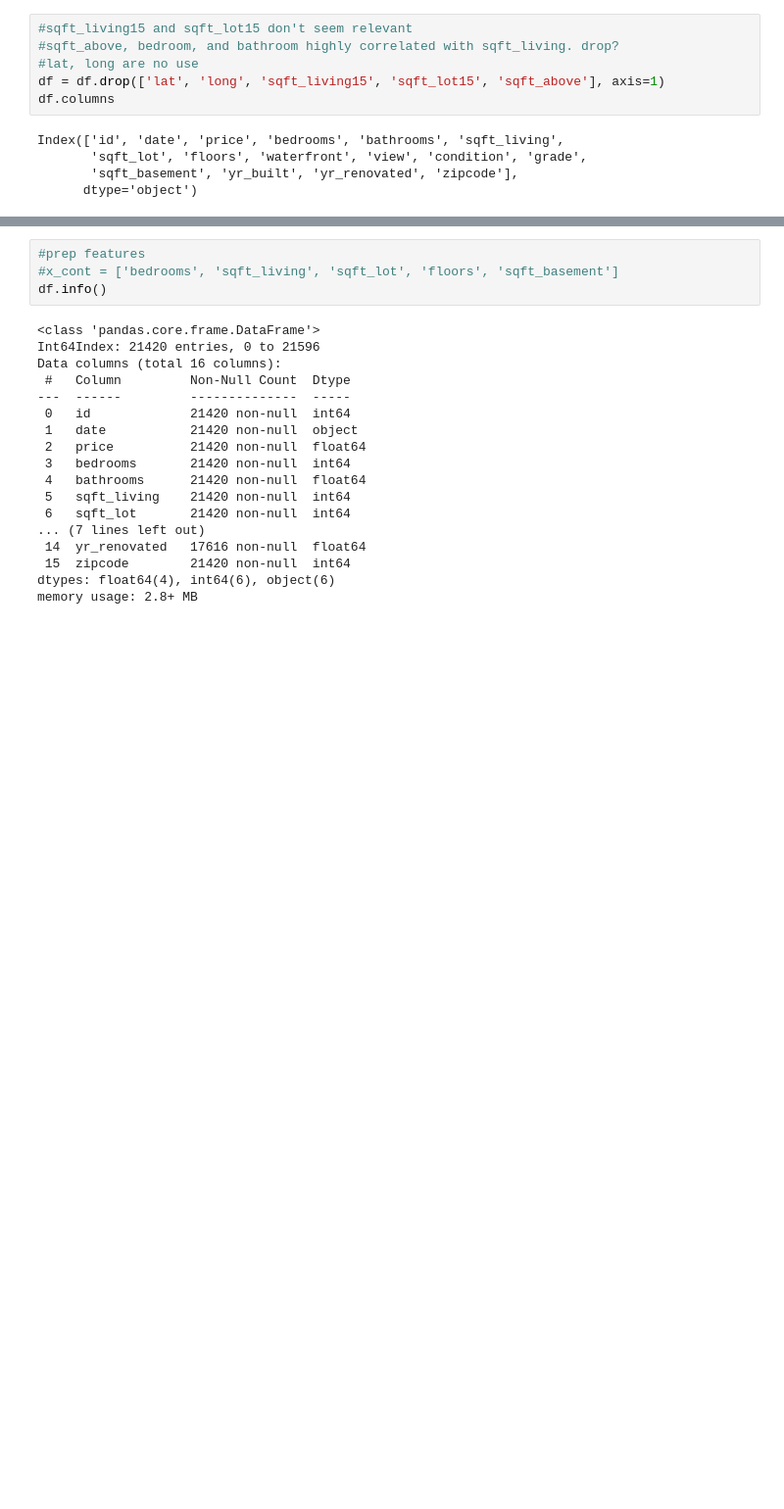
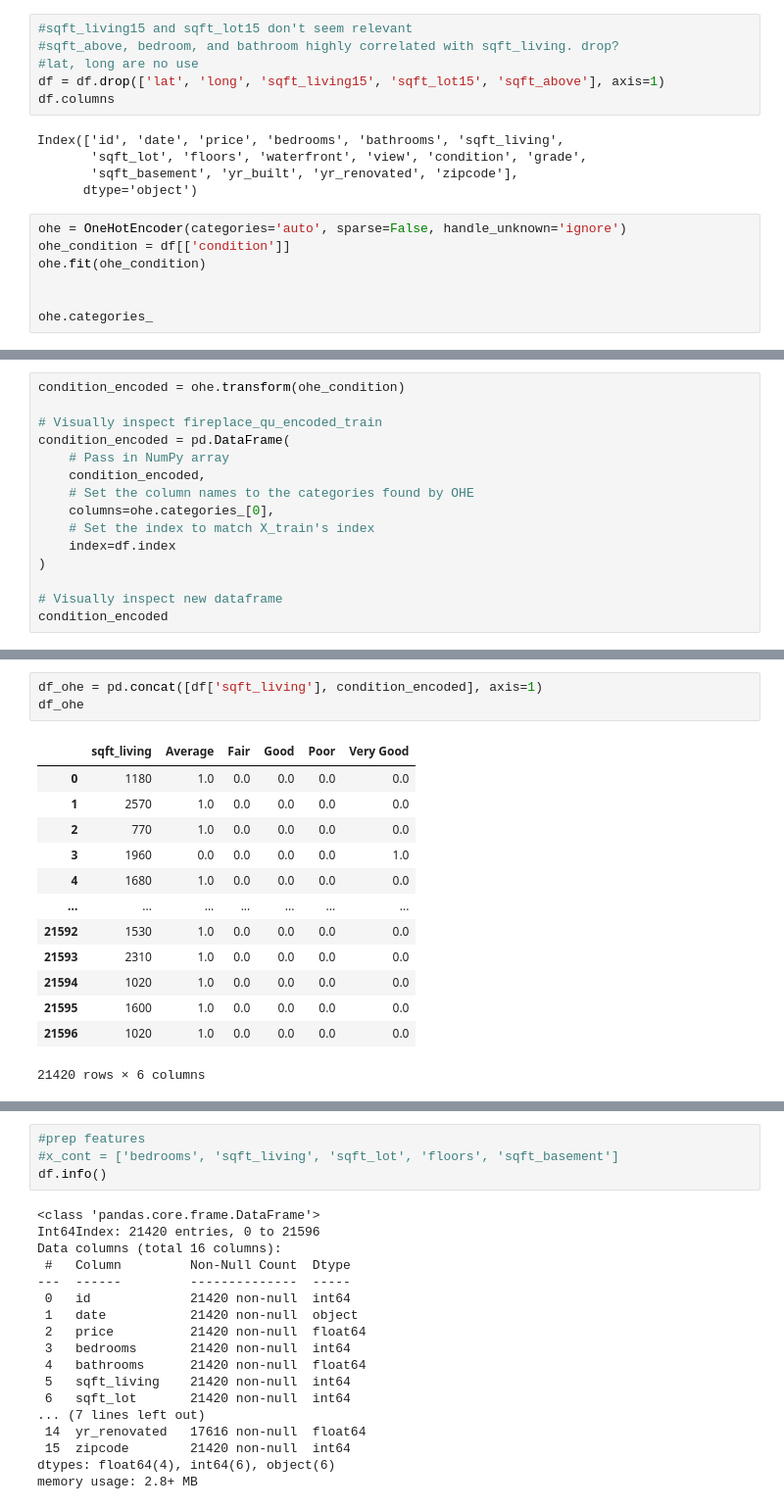
Before and after one commit to kaiuechi/flatiron-real-estate-modeling, a Jupyter notebook: code/draft.ipynb, the cells around one changed output, grey strips where cells are left out. Shown at 98% size. Saved outputs shown, nothing was run; the diff lists cells and outputs as text; blank space fills up the shorter version.

```diff
--- a/code/draft.ipynb
+++ b/code/draft.ipynb
@@ -215,3 +217,10 @@ Index(['id', 'date', 'price', 'bedrooms', 'bathrooms', 'sqft_living',
        'sqft_lot', 'floors', 'waterfront', 'view', 'condition', 'grade',
        'sqft_basement', 'yr_built', 'yr_renovated', 'zipcode'],
       dtype='object')
+# %%
+ohe = OneHotEncoder(categories='auto', sparse=False, handle_unknown='ignore')
+ohe_condition = df[['condition']]
+ohe.fit(ohe_condition)
+
+
+ohe.categories_
@@ -217,0 +229,15 @@ Index(['id', 'date', 'price', 'bedrooms', 'bathrooms', 'sqft_living',
+# %%
+condition_encoded = ohe.transform(ohe_condition)
+
+# Visually inspect fireplace_qu_encoded_train
+condition_encoded = pd.DataFrame(
+    # Pass in NumPy array
+    condition_encoded,
+    # Set the column names to the categories found by OHE
+    columns=ohe.categories_[0],
+    # Set the index to match X_train's index
+    index=df.index
+)
+
+# Visually inspect new dataframe
+condition_encoded
@@ -217,0 +258,17 @@ Index(['id', 'date', 'price', 'bedrooms', 'bathrooms', 'sqft_living',
+# %%
+df_ohe = pd.concat([df['sqft_living'], condition_encoded], axis=1)
+df_ohe
+# %% [output]
+|  | sqft_living | Average | Fair | Good | Poor | Very Good |
+| 0 | 1180 | 1.0 | 0.0 | 0.0 | 0.0 | 0.0 |
+| 1 | 2570 | 1.0 | 0.0 | 0.0 | 0.0 | 0.0 |
+| 2 | 770 | 1.0 | 0.0 | 0.0 | 0.0 | 0.0 |
+| 3 | 1960 | 0.0 | 0.0 | 0.0 | 0.0 | 1.0 |
+| 4 | 1680 | 1.0 | 0.0 | 0.0 | 0.0 | 0.0 |
+| ... | ... | ... | ... | ... | ... | ... |
+| 21592 | 1530 | 1.0 | 0.0 | 0.0 | 0.0 | 0.0 |
+| 21593 | 2310 | 1.0 | 0.0 | 0.0 | 0.0 | 0.0 |
+| 21594 | 1020 | 1.0 | 0.0 | 0.0 | 0.0 | 0.0 |
+| 21595 | 1600 | 1.0 | 0.0 | 0.0 | 0.0 | 0.0 |
+| 21596 | 1020 | 1.0 | 0.0 | 0.0 | 0.0 | 0.0 |
+21420 rows × 6 columns
```
Also changed, not shown: parts of 29 cells of this notebook.
